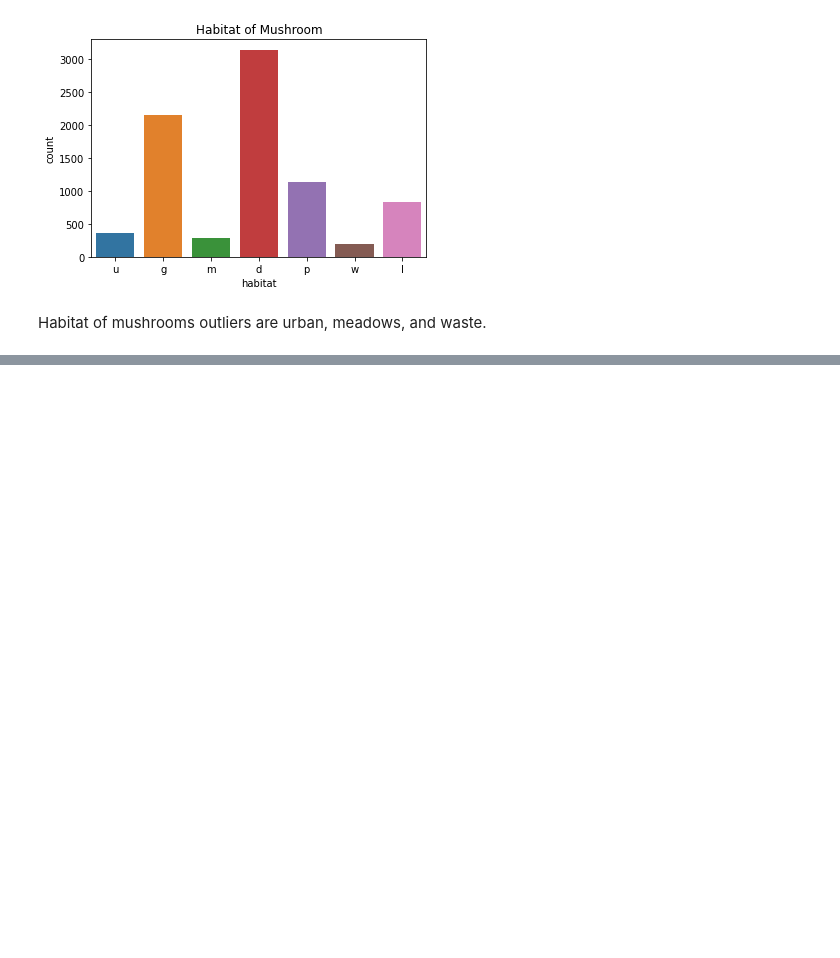
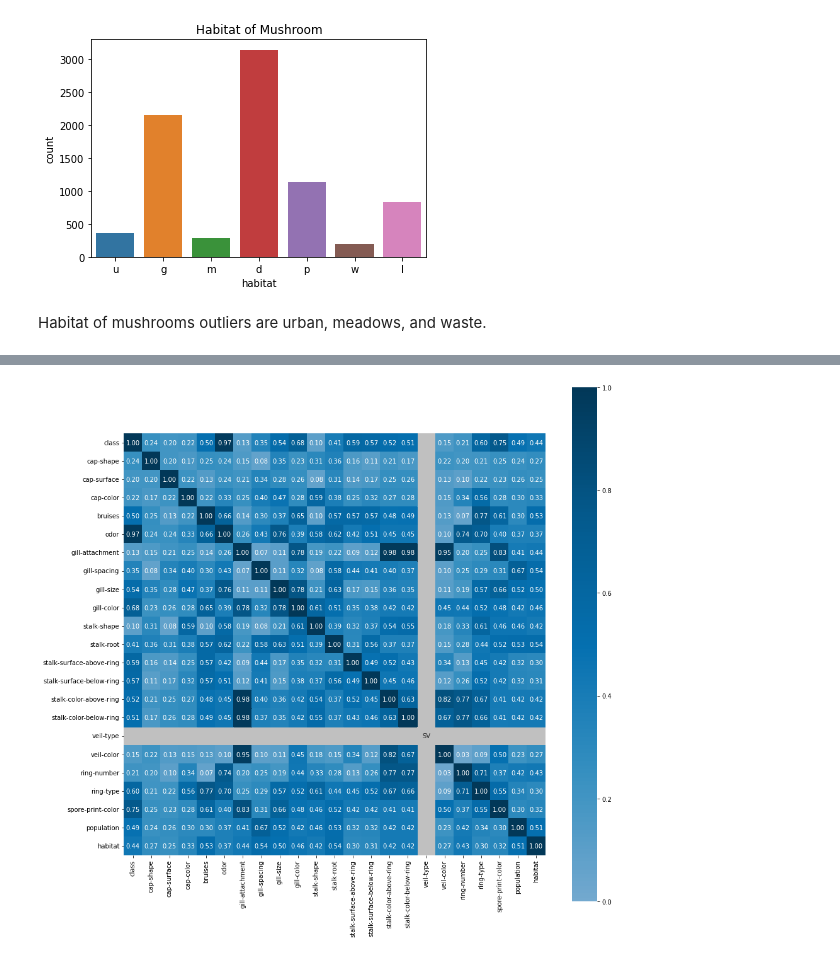
Before and after one commit to victoriawhite17/Mushroom-Class, a Jupyter notebook: Mushroom.ipynb, the cells around one changed output, grey strips where cells are left out. Drawn from its saved outputs; the diff is of its cells as text; code cells hidden in the pictures; blank space fills up the shorter version.

```diff
--- a/Mushroom.ipynb
+++ b/Mushroom.ipynb
@@ -307,0 +340,5 @@ Habitat of mushrooms outliers are urban, meadows, and waste.
+# %%
+from dython.nominal import associations
+associations(ml_df, figsize=(15,15), cmap='PuBu');
+# %% [output]
+[figure, added]
```
Also changed, not shown: parts of 13 cells of this notebook.
